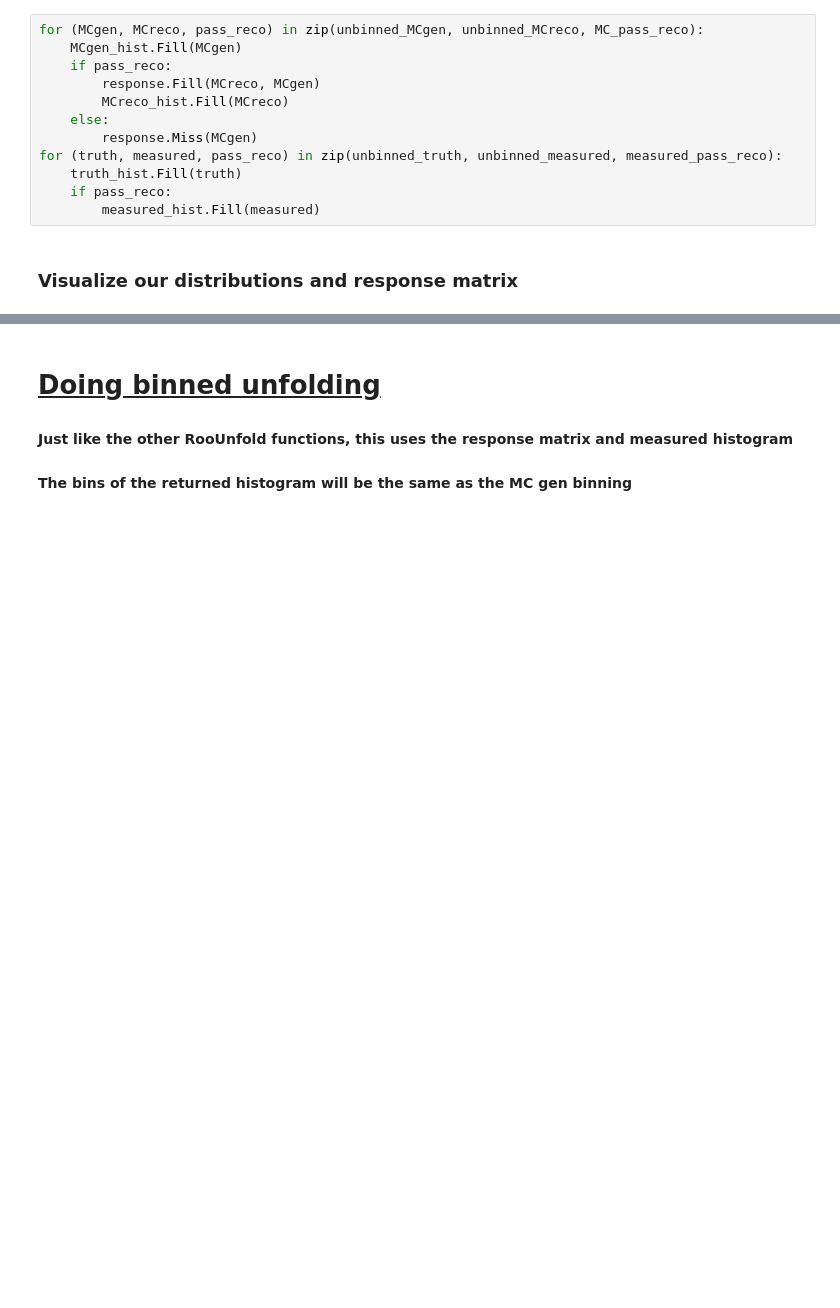
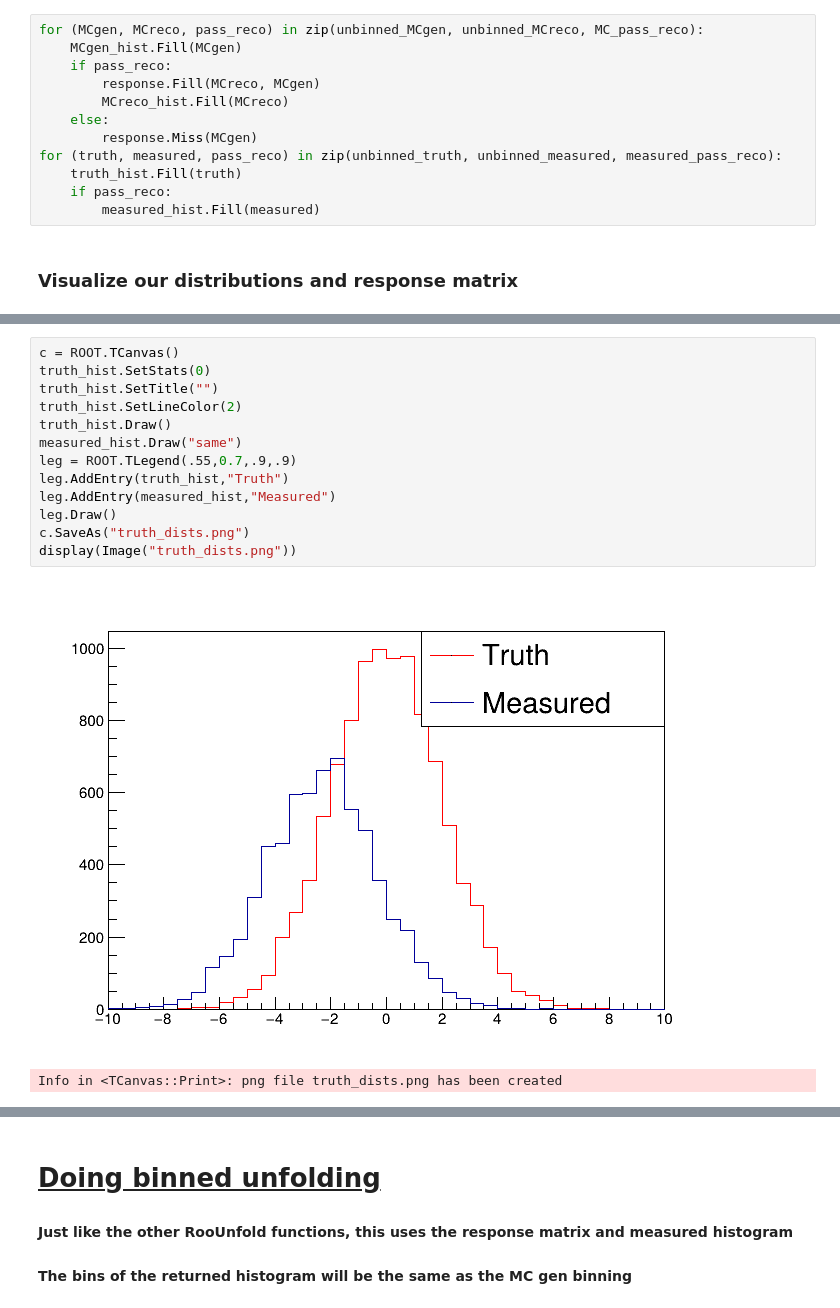
Before and after one commit to rymilton/unbinned_unfolding, a Jupyter notebook: examples/OmniFold_example.ipynb, the cells around one changed output, grey strips where cells are left out. Cells and saved outputs as stored; diff of their text form; blank space fills up the shorter version.

```diff
--- a/examples/OmniFold_example.ipynb
+++ b/examples/OmniFold_example.ipynb
@@ -128,3 +131,19 @@ c.Draw()
+# %%
+c = ROOT.TCanvas()
+truth_hist.SetStats(0)
+truth_hist.SetTitle("")
+truth_hist.SetLineColor(2)
+truth_hist.Draw()
+measured_hist.Draw("same")
+leg = ROOT.TLegend(.55,0.7,.9,.9)
+leg.AddEntry(truth_hist,"Truth")
+leg.AddEntry(measured_hist,"Measured")
+leg.Draw()
+c.SaveAs("truth_dists.png")
+display(Image("truth_dists.png"))
+# %% [output]
+[figure, added]
+Info in <TCanvas::Print>: png file truth_dists.png has been created
 # %%
 R = response.HresponseNoOverflow()
 c1 = ROOT.TCanvas()
```
Also changed, not shown: parts of 9 cells of this notebook.
